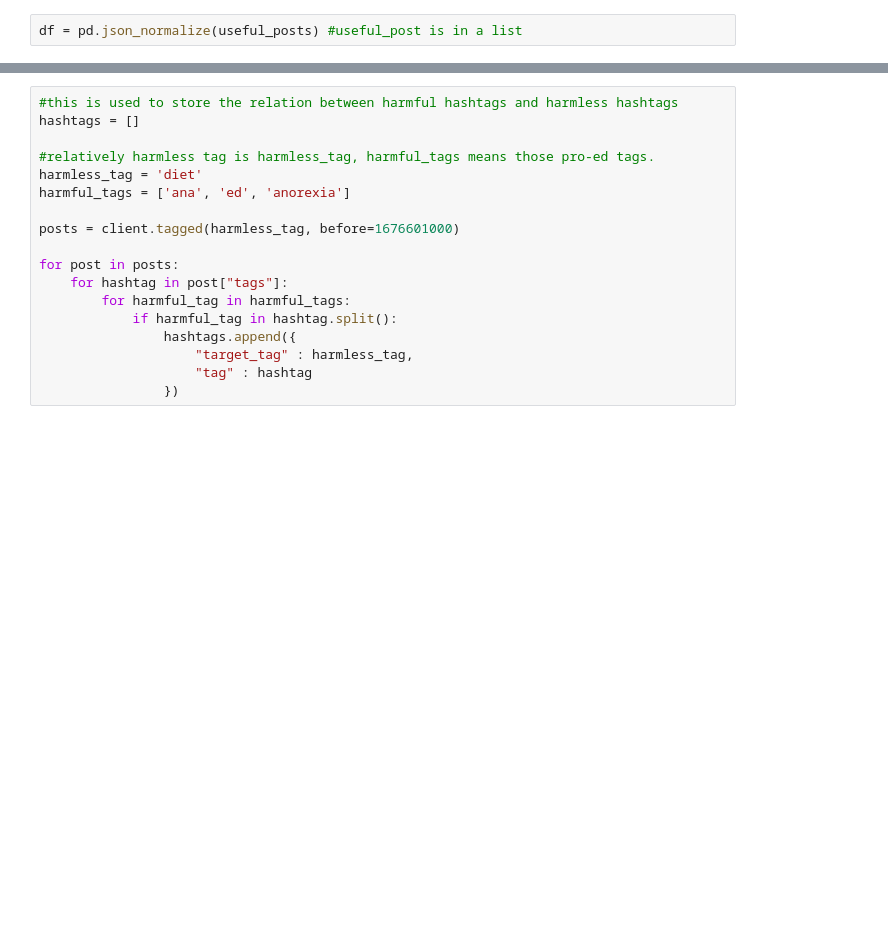
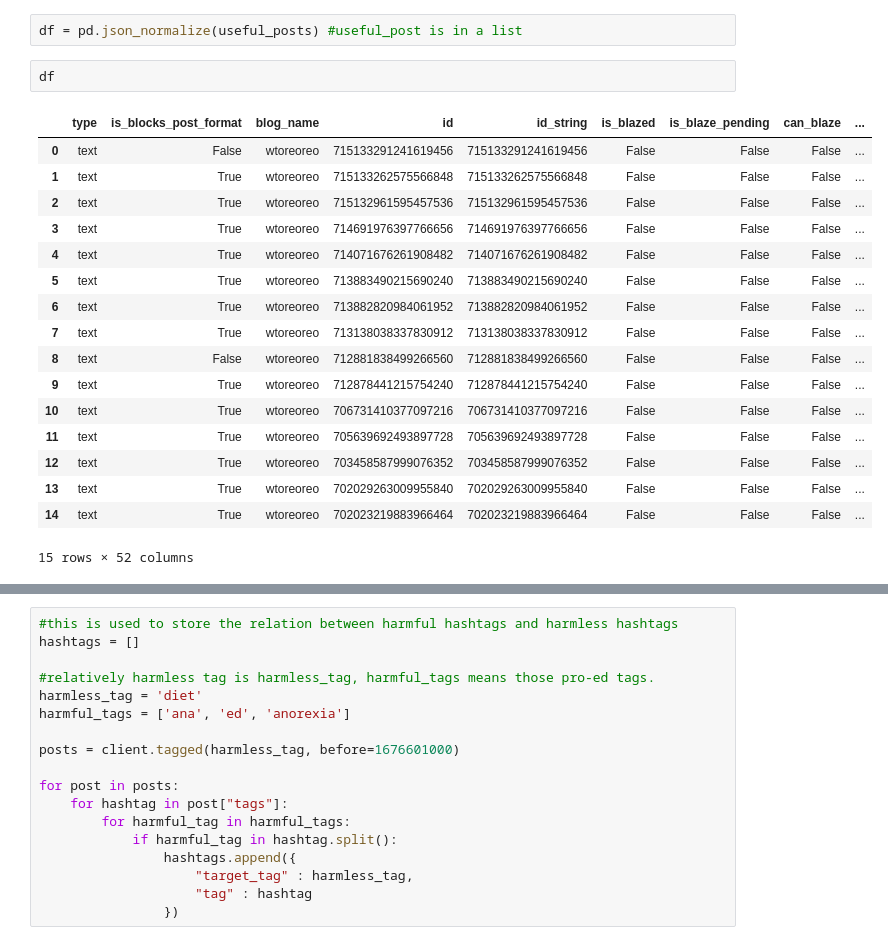
Before and after one commit to SudeshKumarSK/auditing-web-content, a Jupyter notebook: AccessData.ipynb, the cells around one changed output, grey strips where cells are left out. Saved outputs shown, nothing was run; the diff lists cells and outputs as text; blank space fills up the shorter version.

```diff
--- a/AccessData.ipynb
+++ b/AccessData.ipynb
@@ -70,5 +90,25 @@ if ('posts' in exact_client):
 # %%
 df = pd.json_normalize(useful_posts) #useful_post is in a list
+# %%
+df
+# %% [output]
+|  | type | is_blocks_post_format | blog_name | id | id_string | is_blazed | is_blaze_pending | can_blaze | ... |
+| 0 | text | False | wtoreoreo | 715133291241619456 | 715133291241619456 | False | False | False | ... |
+| 1 | text | True | wtoreoreo | 715133262575566848 | 715133262575566848 | False | False | False | ... |
+| 2 | text | True | wtoreoreo | 715132961595457536 | 715132961595457536 | False | False | False | ... |
+| 3 | text | True | wtoreoreo | 714691976397766656 | 714691976397766656 | False | False | False | ... |
+| 4 | text | True | wtoreoreo | 714071676261908482 | 714071676261908482 | False | False | False | ... |
+| 5 | text | True | wtoreoreo | 713883490215690240 | 713883490215690240 | False | False | False | ... |
+| 6 | text | True | wtoreoreo | 713882820984061952 | 713882820984061952 | False | False | False | ... |
+| 7 | text | True | wtoreoreo | 713138038337830912 | 713138038337830912 | False | False | False | ... |
+| 8 | text | False | wtoreoreo | 712881838499266560 | 712881838499266560 | False | False | False | ... |
+| 9 | text | True | wtoreoreo | 712878441215754240 | 712878441215754240 | False | False | False | ... |
+| 10 | text | True | wtoreoreo | 706731410377097216 | 706731410377097216 | False | False | False | ... |
+| 11 | text | True | wtoreoreo | 705639692493897728 | 705639692493897728 | False | False | False | ... |
+| 12 | text | True | wtoreoreo | 703458587999076352 | 703458587999076352 | False | False | False | ... |
+| 13 | text | True | wtoreoreo | 702029263009955840 | 702029263009955840 | False | False | False | ... |
+| 14 | text | True | wtoreoreo | 702023219883966464 | 702023219883966464 | False | False | False | ... |
+15 rows × 52 columns
 # %%
 #the middle is the user id of the posts we scrutinized, the others are the user id of the reblogs acctual owner.
 G = nx.from_pandas_edgelist(df, source='blog_name', target='reblogged_from_name', create_using=nx.DiGraph)
```
Also changed, not shown: parts of 8 cells of this notebook, 15 other files.
